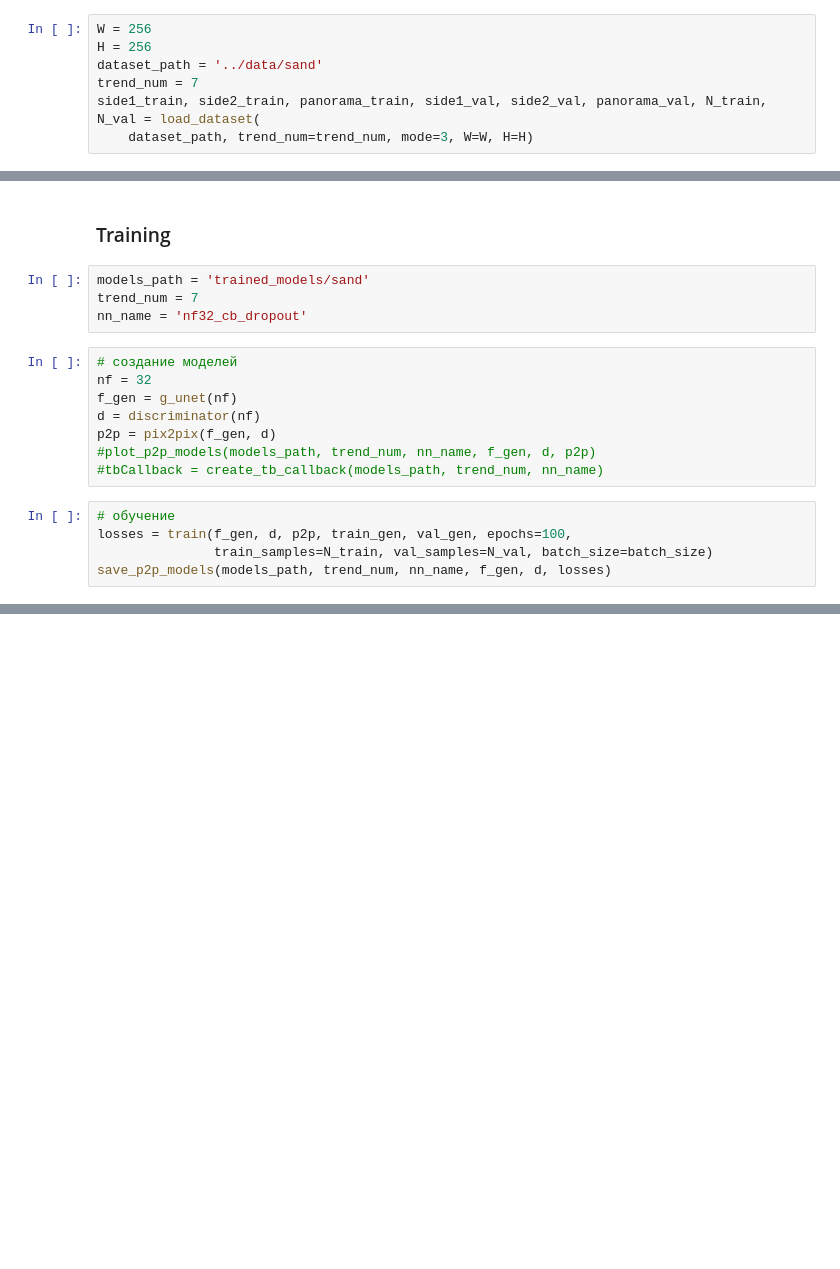
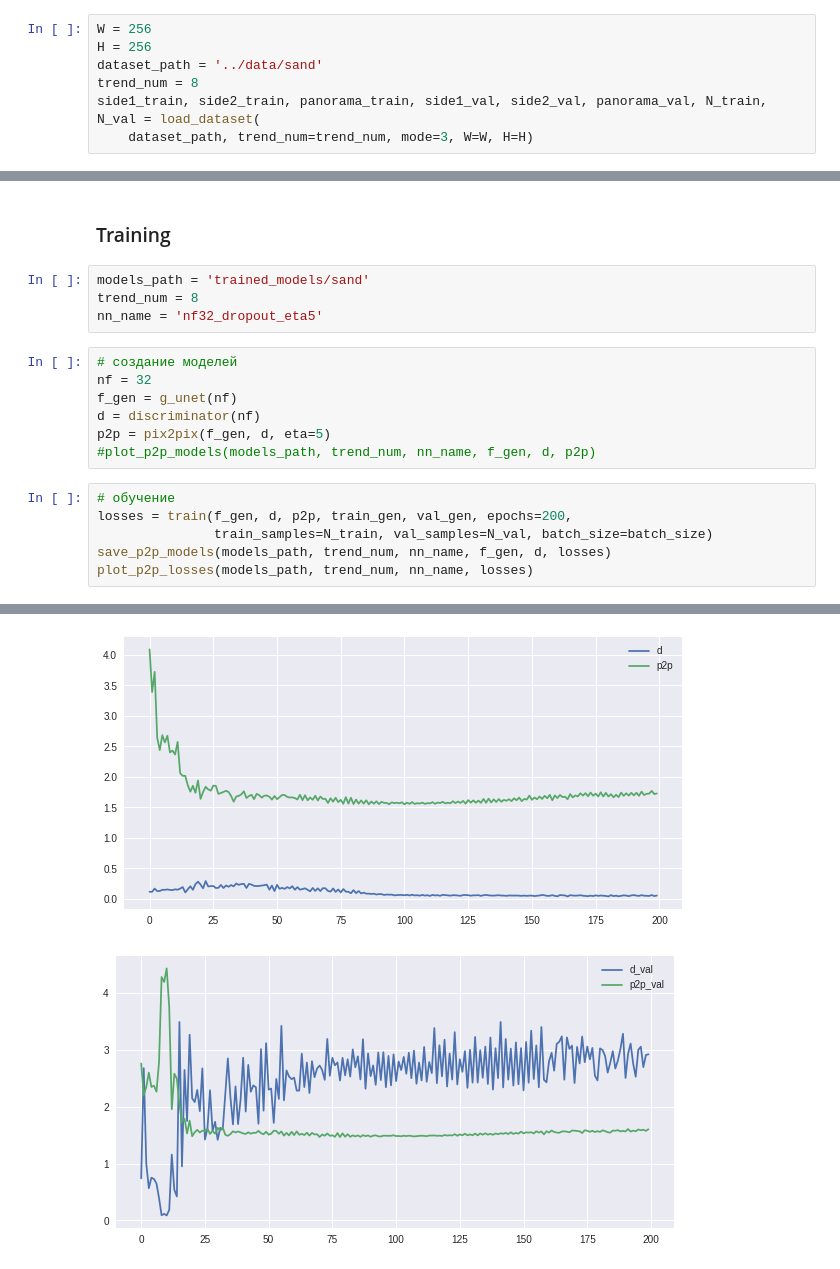
Before and after one commit to astromid/diploma-texture-synthesis, a Jupyter notebook: code/sand_p2p_gan.ipynb, the cells around one changed output, grey strips where cells are left out. Saved outputs shown, nothing was run; the diff lists cells and outputs as text; blank space fills up the shorter version.

Commit message:
Trained nf32_dropout[tr8]

```diff
--- a/code/sand_p2p_gan.ipynb
+++ b/code/sand_p2p_gan.ipynb
@@ -24,7 +24,7 @@ Using TensorFlow backend.
 W = 256
 H = 256
 dataset_path = '../data/sand'
-trend_num = 7
+trend_num = 8
 side1_train, side2_train, panorama_train, side1_val, side2_val, panorama_val, N_train, N_val = load_dataset(
     dataset_path, trend_num=trend_num, mode=3, W=W, H=H)
 # %%
@@ -35,20 +35,20 @@ train_gen, val_gen = three_image_generators(
 ### Training
 # %%
 models_path = 'trained_models/sand'
-trend_num = 7
-nn_name = 'nf32_cb_dropout'
+trend_num = 8
+nn_name = 'nf32_dropout_eta5'
 # %%
 # создание моделей
 nf = 32
 f_gen = g_unet(nf)
 d = discriminator(nf)
-p2p = pix2pix(f_gen, d)
+p2p = pix2pix(f_gen, d, eta=5)
 #plot_p2p_models(models_path, trend_num, nn_name, f_gen, d, p2p)
-#tbCallback = create_tb_callback(models_path, trend_num, nn_name)
 # %%
 # обучение
-losses = train(f_gen, d, p2p, train_gen, val_gen, epochs=100,
+losses = train(f_gen, d, p2p, train_gen, val_gen, epochs=200,
                train_samples=N_train, val_samples=N_val, batch_size=batch_size)
 save_p2p_models(models_path, trend_num, nn_name, f_gen, d, losses)
+plot_p2p_losses(models_path, trend_num, nn_name, losses)
 # %% [output]
 Epoch 1/1
@@ -60,0 +63,2 @@ Models saved successfully
+[figure, added]
+[figure, added]
```
Also changed, not shown: parts of 3 cells of this notebook, 8 other files.
